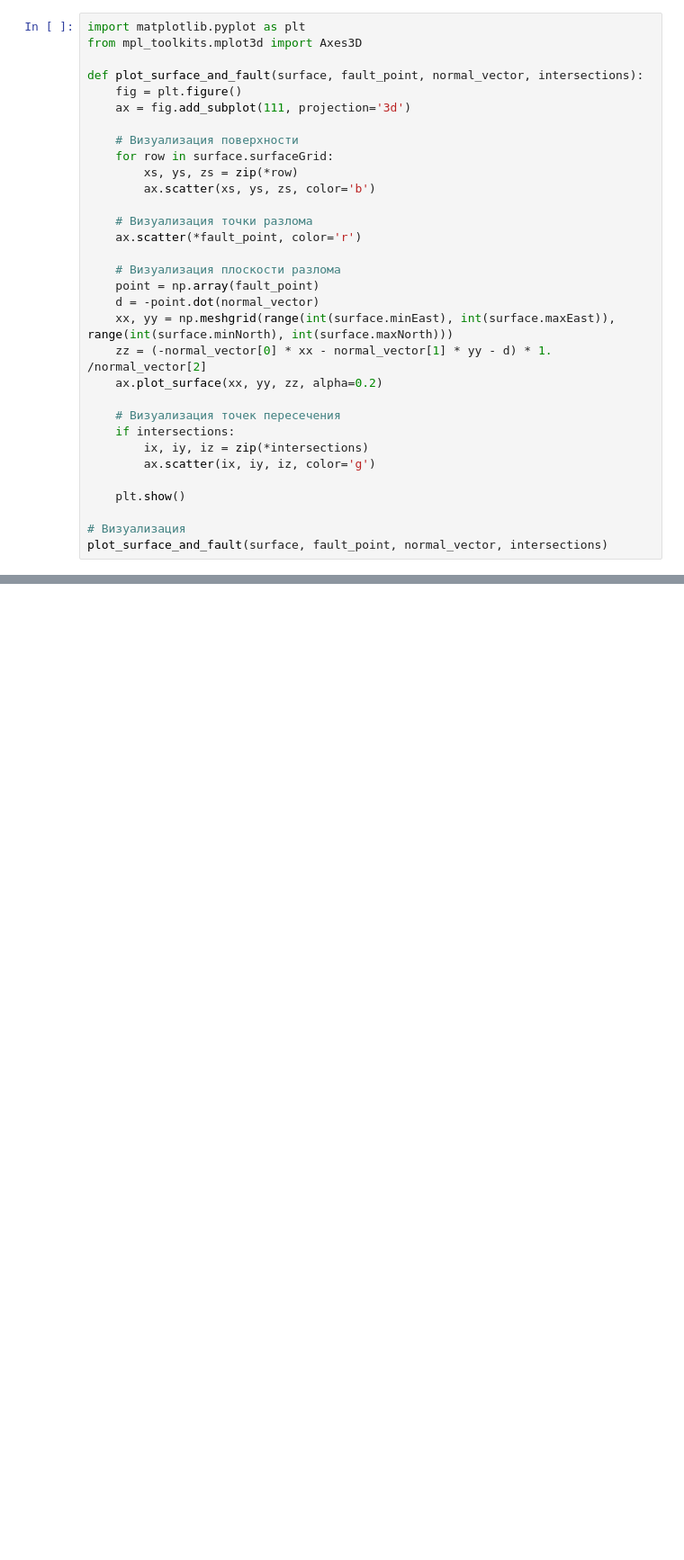
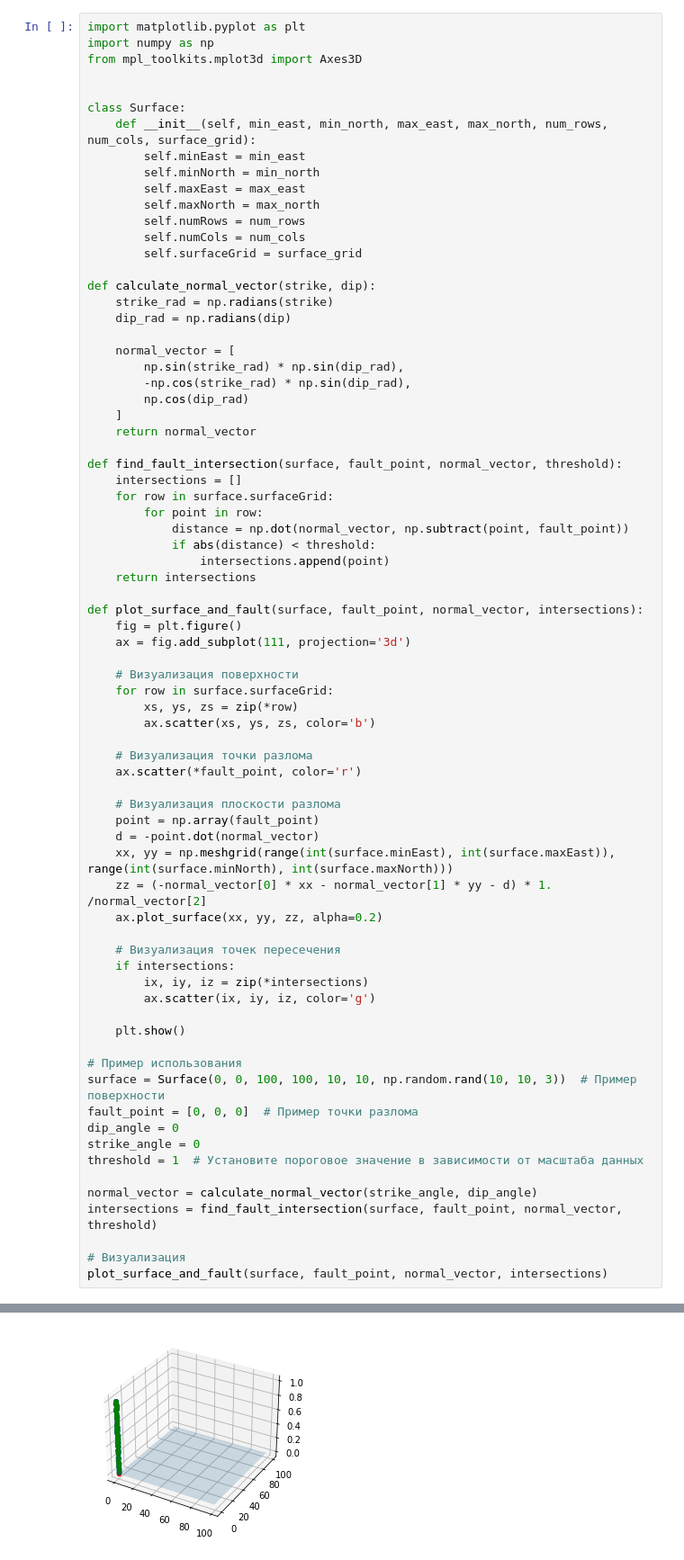
Before and after one commit to mihail1orlov/Learning, a Jupyter notebook: jupyterNotebook/faults/plane/FaultPlaneAnalysis/02_FaultIntersection.ipynb, the cells around one changed output, grey strips where cells are left out. Shown at 90% size. Drawn from its saved outputs; the diff is of its cells as text; blank space fills up the shorter version.

Commit message:
FaultPlaneAnalysis finished, no good(

```diff
--- a/jupyterNotebook/faults/plane/FaultPlaneAnalysis/02_FaultIntersection.ipynb
+++ b/jupyterNotebook/faults/plane/FaultPlaneAnalysis/02_FaultIntersection.ipynb
@@ -1,6 +1,38 @@
 # %%
 import matplotlib.pyplot as plt
+import numpy as np
 from mpl_toolkits.mplot3d import Axes3D
+
+
+class Surface:
+    def __init__(self, min_east, min_north, max_east, max_north, num_rows, num_cols, surface_grid):
+        self.minEast = min_east
+        self.minNorth = min_north
+        self.maxEast = max_east
+        self.maxNorth = max_north
+        self.numRows = num_rows
+        self.numCols = num_cols
+        self.surfaceGrid = surface_grid
+
+def calculate_normal_vector(strike, dip):
+    strike_rad = np.radians(strike)
+    dip_rad = np.radians(dip)
+
+    normal_vector = [
+        np.sin(strike_rad) * np.sin(dip_rad),
+        -np.cos(strike_rad) * np.sin(dip_rad),
+        np.cos(dip_rad)
+    ]
+    return normal_vector
+
+def find_fault_intersection(surface, fault_point, normal_vector, threshold):
+    intersections = []
+    for row in surface.surfaceGrid:
+        for point in row:
+            distance = np.dot(normal_vector, np.subtract(point, fault_point))
+            if abs(distance) < threshold:
+                intersections.append(point)
+    return intersections
 
 def plot_surface_and_fault(surface, fault_point, normal_vector, intersections):
     fig = plt.figure()
@@ -28,6 +60,16 @@ def plot_surface_and_fault(surface, fault_point, normal_vector, intersections):
 
     plt.show()
 
+# Пример использования
+surface = Surface(0, 0, 100, 100, 10, 10, np.random.rand(10, 10, 3))  # Пример поверхности
+fault_point = [0, 0, 0]  # Пример точки разлома
+dip_angle = 0
+strike_angle = 0
+threshold = 1  # Установите пороговое значение в зависимости от масштаба данных
+
+normal_vector = calculate_normal_vector(strike_angle, dip_angle)
+intersections = find_fault_intersection(surface, fault_point, normal_vector, threshold)
+
 # Визуализация
 plot_surface_and_fault(surface, fault_point, normal_vector, intersections)
 # %% [output]
@@ -34,0 +76 @@ NameError: name 'surface' is not defined
+[figure, added]
```
Also changed, not shown: parts of 1 cell of this notebook, 3 other files.
